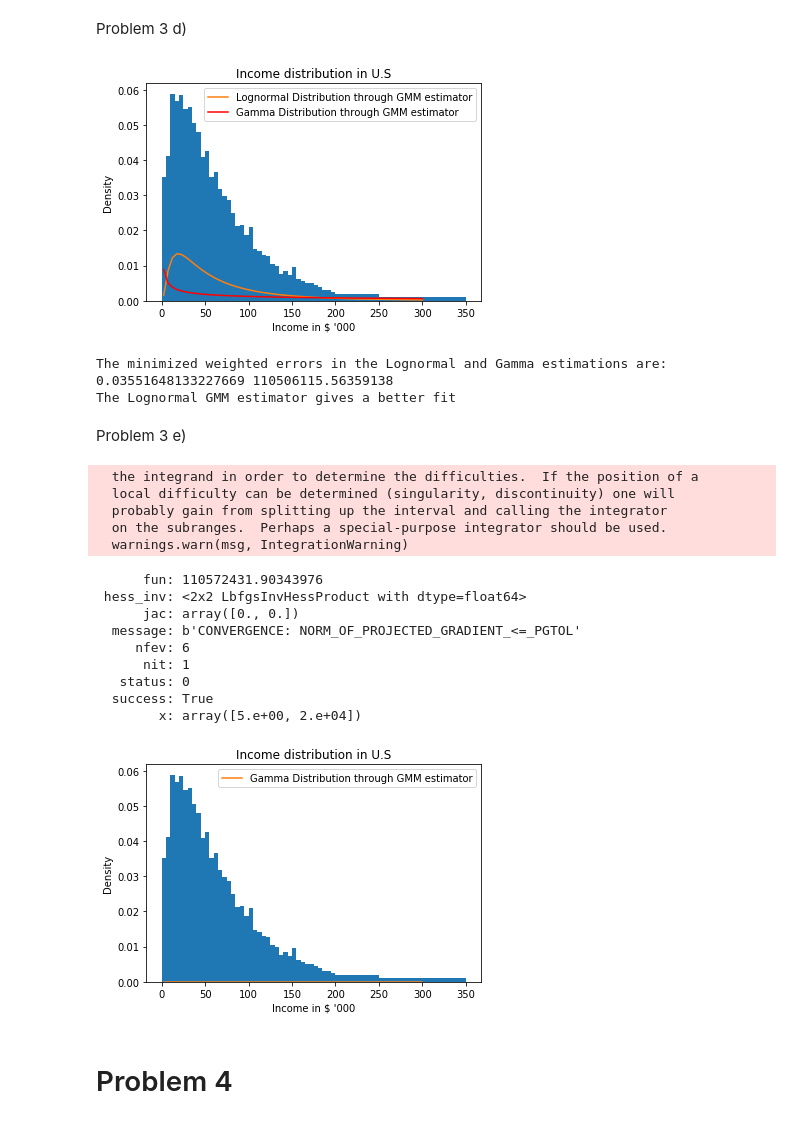
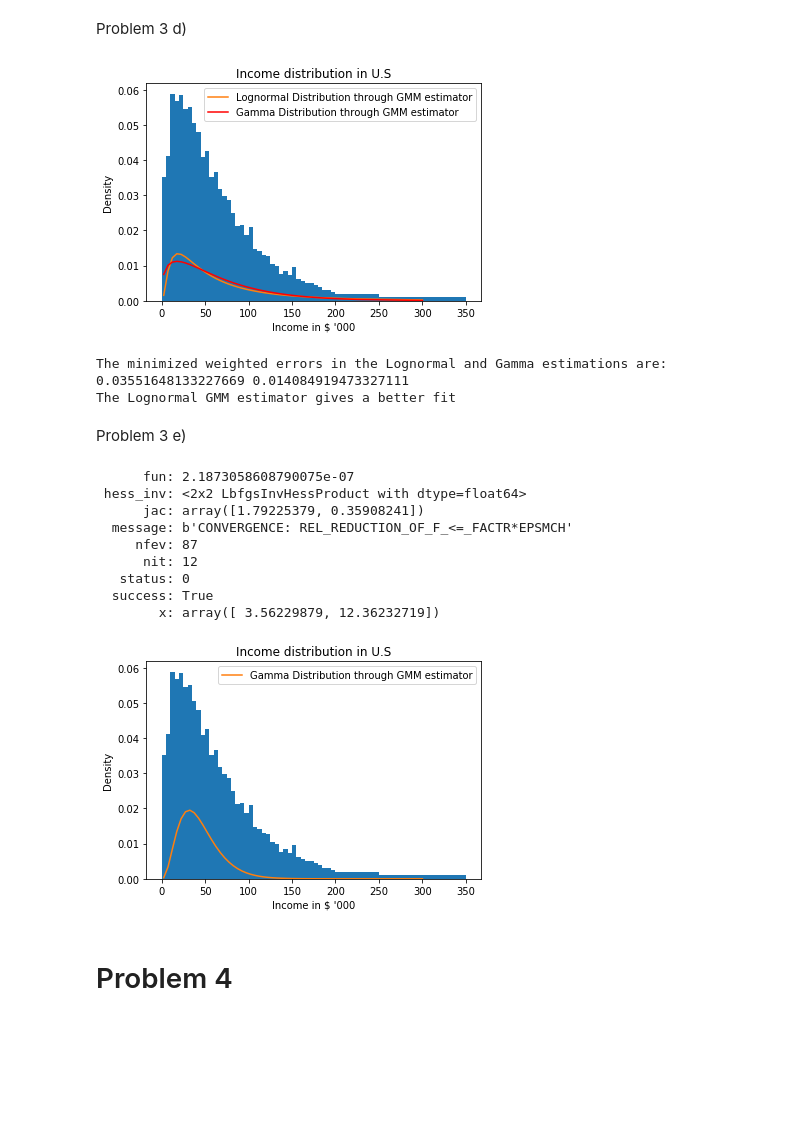
Before and after one commit to keshavchoudhary87/BootCamp2018, a Jupyter notebook: ProbSets/Econ/ProbSet5/ProbSet5.ipynb, the cells around one changed output. Cells and saved outputs as stored; diff of their text form; code cells hidden in the pictures; blank space fills up the shorter version.

```diff
--- a/ProbSets/Econ/ProbSet5/ProbSet5.ipynb
+++ b/ProbSets/Econ/ProbSet5/ProbSet5.ipynb
@@ -472,7 +472,7 @@ percent = np.ravel(np.array(data.Percent))
 midpoint = np.ravel(np.array(data.Midpoint))
 
 def pdf_gamma(x, alpha, beta):
-    f = ((x)**(alpha-1))*(np.exp(-(x/beta)))/((beta**alpha)*math.gamma(alpha))
+    f = ((x)**(alpha-1))*(np.exp(-(x/beta)))/((beta**alpha)*(math.gamma(alpha)))
     return f
 
 def dist_moments(alpha, beta):
@@ -501,7 +501,7 @@ def GMM_estimate_gamma(percent):
     bins = np.append(np.linspace(0,200,41), [250,350])
     W = np.diag(percent)
     alpha_init = 4
-    beta_init = 20000
+    beta_init = 15
     params_init = np.array([alpha_init, beta_init])
     gmm_args = (W, False)
     results = opt.minimize(crit_func, params_init,
@@ -555,11 +555,11 @@ plt.plot(midpoint, y_dom2,'r', label="Gamma Distribution through GMM estimator")
 plt.legend()
 plt.show()
 
-print('The minimized weighted errors in the Lognormal and Gamma estimations are: ', crit_GMM1, crit_GMM2)
+print('The minimized weighted errors in the Lognormal and Gamma estimations are: ', crit_GMM1, crit_GMM_gamma)
 print('The Lognormal GMM estimator gives a better fit')
 # %% [output]
-[figure, old version]
+[figure, new version]
-The minimized weighted errors in the Lognormal and Gamma estimations are:  0.03551648133227669 110506115.56359138
+The minimized weighted errors in the Lognormal and Gamma estimations are:  0.03551648133227669 0.014084919473327111
 The Lognormal GMM estimator gives a better fit
 # %% [markdown]
 Problem 3 e)
@@ -599,7 +599,7 @@ def crit_func(params, *args):
 def GMM_estimate_gamma(W, percent):
     bins = np.append(np.linspace(0,200,41), [250,350])
     alpha_init = 4
-    beta_init = 20000
+    beta_init = 15
     params_init = np.array([alpha_init, beta_init])
     gmm_args = (W, False)
     results = opt.minimize(crit_func, params_init,
@@ -609,48 +609,43 @@ def GMM_estimate_gamma(W, percent):
 def W_estimator(n, N):
     W_init = np.identity(n)
     results = GMM_estimate_gamma(W_init, percent)
     alpha_1, beta_1 = results.x
     error_1 = error_func(alpha_1, beta_1, False)
     omega_1 = (1/N)*np.outer(error_1,error_1)
     W2 = np.linalg.pinv(omega_1)
     return W2
 
 W2 = W_estimator(42, 121084000)
 results_W2= GMM_estimate_gamma(W2, percent)
 alpha_GMM_W2, beta_GMM_W2 = results_W2.x
 crit_GMM_W2 = results_W2.fun
 print(results_W2)
 
 weights = np.copy(data.Percent)
 weights[40] = (weights[40])/10
 weights[41] = (weights[41])/20
 
 bins = np.append(np.linspace(0,200,41), [250,350])
 plt.hist(data.Midpoint, bins = bins, weights=weights)
 plt.xlabel("Income in $ '000")
 plt.ylabel("Density")
 plt.title("Income distribution in U.S")
 
 y_dom = pdf_gamma(midpoint, alpha_GMM_W2, beta_GMM_W2)
 plt.plot(midpoint, y_dom, label="Gamma Distribution through GMM estimator")
 plt.legend()
 plt.show()
 # %% [output]
-  the integrand in order to determine the difficulties.  If the position of a
-  local difficulty can be determined (singularity, discontinuity) one will
-  probably gain from splitting up the interval and calling the integrator
-  on the subranges.  Perhaps a special-purpose integrator should be used.
-  warnings.warn(msg, IntegrationWarning)
+      fun: 2.1873058608790075e-07
+ hess_inv: <2x2 LbfgsInvHessProduct with dtype=float64>
+      jac: array([1.79225379, 0.35908241])
+  message: b'CONVERGENCE: REL_REDUCTION_OF_F_<=_FACTR*EPSMCH'
+     nfev: 87
+      nit: 12
+   status: 0
+  success: True
+        x: array([ 3.56229879, 12.36232719])
-      fun: 110572431.90343976
- hess_inv: <2x2 LbfgsInvHessProduct with dtype=float64>
-      jac: array([0., 0.])
-  message: b'CONVERGENCE: NORM_OF_PROJECTED_GRADIENT_<=_PGTOL'
-     nfev: 6
-      nit: 1
-   status: 0
-  success: True
-        x: array([5.e+00, 2.e+04])
-[figure, old version]
+[figure, new version]
 # %% [markdown]
 # Problem 4
 # %%
```
Also changed, not shown: parts of 1 cell of this notebook, 1 other file.
